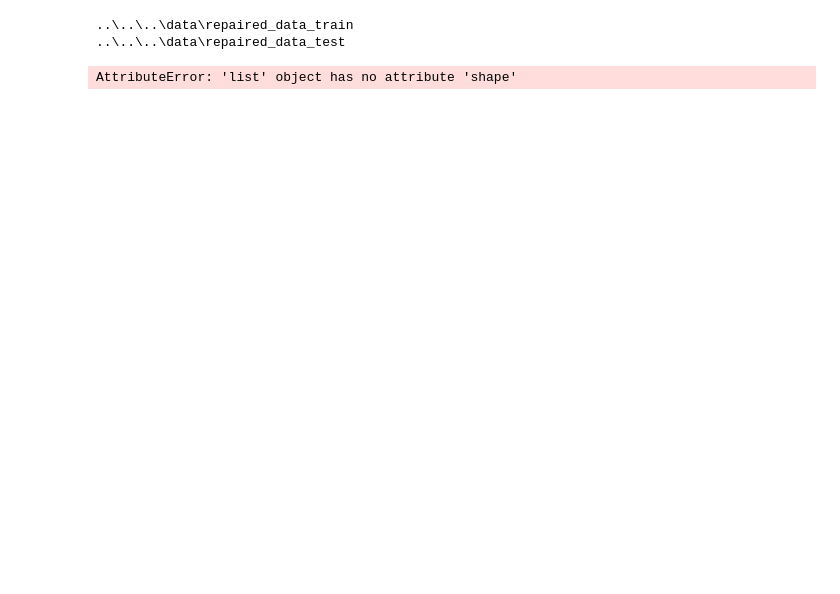
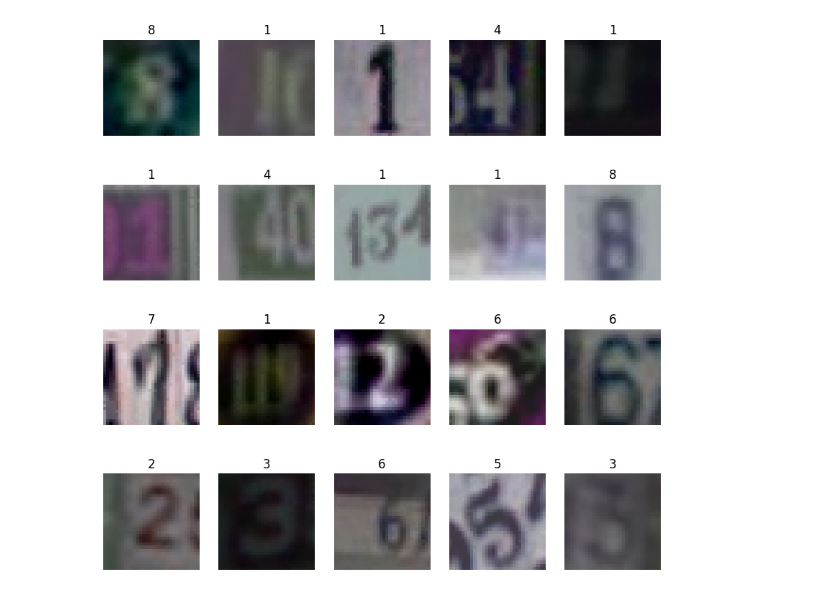
Before and after one commit to GrishaTS/YaMlProject, a Jupyter notebook: notebooks/skewbek/Augmentation/aug_models.ipynb, the cells around one changed output. Saved outputs shown, nothing was run; the diff lists cells and outputs as text; code cells hidden in the pictures; blank space fills up the shorter version.

```diff
--- a/notebooks/skewbek/Augmentation/aug_models.ipynb
+++ b/notebooks/skewbek/Augmentation/aug_models.ipynb
@@ -8,13 +6,34 @@ import numpy as np
 from PIL import Image
 
 from core.datasets import get_ds
-# %%
-tr_empty = None
-
-train_ds, val_ds, test_ds = get_ds(transform=tr_empty, back=3)
-
-print(train_ds[0])
-# %% [output]
-..\..\..\data\repaired_data_train
-..\..\..\data\repaired_data_test
-AttributeError: 'list' object has no attribute 'shape'
+# %%
+train_ds, val_ds, test_ds = get_ds('repaired_data_train', 'repaired_data_test', back=3, batch_size=1)
+# %%
+def draw_aug_ds(transformer):
+    plt.figure(figsize=(10, 10))
+    for i in range(20):
+        plt.subplot(4, 5, i + 1)
+        img = np.array(transformer(Image.fromarray((train_ds[i][0][0] * 255).astype(np.uint8), 'RGB')))
+        plt.imshow(img / 255, cmap=plt.cm.binary)
+        plt.title(train_ds[i][1][0])
+        plt.axis('off')
+    plt.show()
+# %%
+crop = tv.transforms.CenterCrop(size=(28, 22))
+inverter = tv.transforms.RandomInvert(p=0.4)
+posterizer = tv.transforms.RandomPosterize(bits=6, p=0.4)
+jitter = tv.transforms.ColorJitter(brightness=.2, hue=0.2, contrast=0.5)
+perspective = tv.transforms.RandomPerspective(distortion_scale=0.2, p=0.4)
+affine = tv.transforms.RandomAffine(degrees=(-15, 15), translate=(0, 0.1), scale=(0.85, 1))
+gray_scale = tv.transforms.Grayscale(num_output_channels=3)
+solarizer = tv.transforms.RandomSolarize(threshold=100.0, p=0.4)
+equalizer = tv.transforms.RandomEqualize(p=0.4)
+# %%
+transformer1 = tv.transforms.Compose([
+    jitter,
+    inverter
+])
+train_ds.transform = transformer1
+draw_aug_ds(transformer1)
+# %% [output]
+[figure, added]
```
Also changed, not shown: parts of 9 cells of this notebook, 21 other files.
